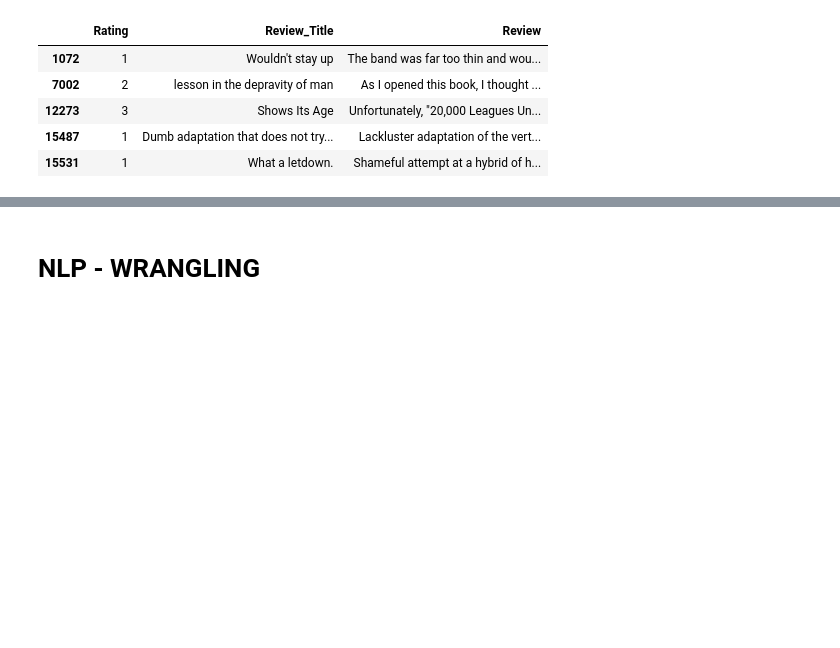
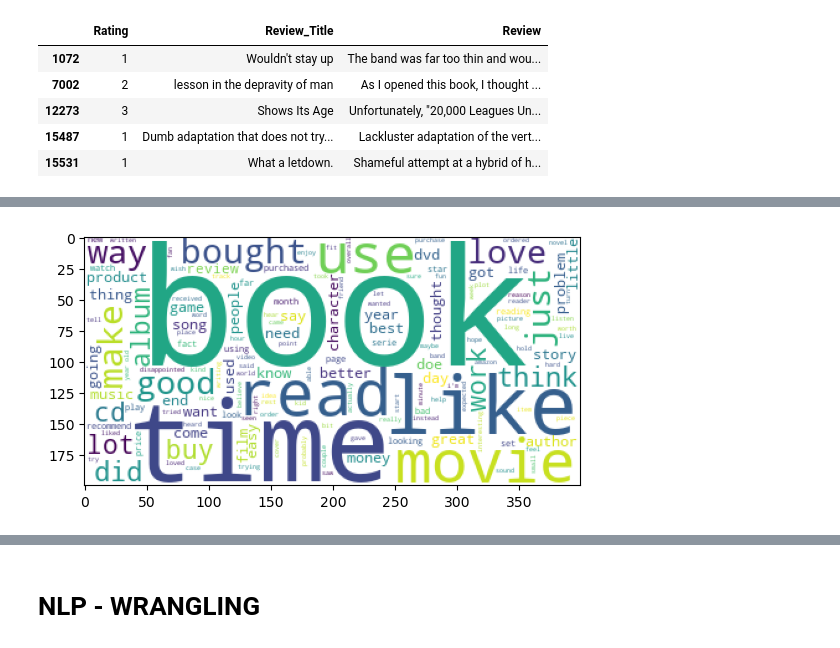
Before and after one commit to nishamizh/ReviewAnalysis-Capstone2, a Jupyter notebook: DataWrangling.ipynb, the cells around one changed output, grey strips where cells are left out. Saved outputs shown, nothing was run; the diff lists cells and outputs as text; code cells hidden in the pictures; blank space fills up the shorter version.

```diff
--- a/DataWrangling.ipynb
+++ b/DataWrangling.ipynb
@@ -181,0 +379,5 @@ dup2.head()
+# %%
+wc_after_sk_Stop = WordCloud(background_color="white", stopwords=ENGLISH_STOP_WORDS).generate(all_reviews)
+showWordCloud(wc_after_sk_Stop)
+# %% [output]
+[figure, added]
```
Also changed, not shown: parts of 74 cells of this notebook.
